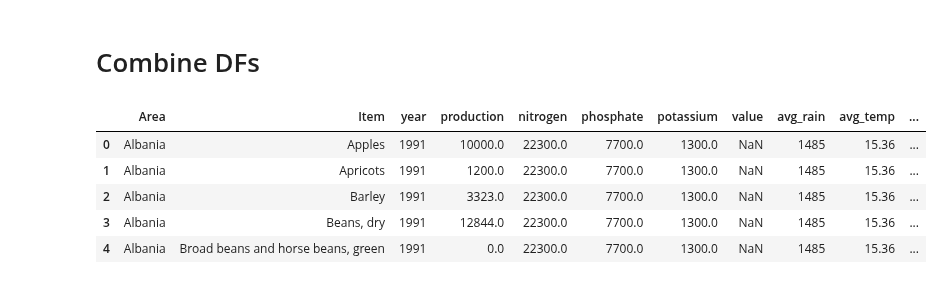
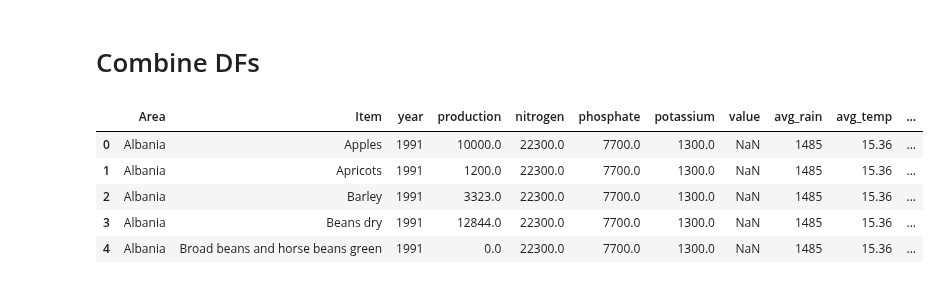
Before and after one commit to hunterblum/CloudFinal-Team1, a Jupyter notebook: Data/LengthenDFs.ipynb, the cells around one changed output. Saved outputs shown, nothing was run; the diff lists cells and outputs as text; code cells hidden in the pictures.

Commit message:
Removed special characters

```diff
--- a/Data/LengthenDFs.ipynb
+++ b/Data/LengthenDFs.ipynb
@@ -157,17 +157,21 @@ temp.head()
 # %%
 merge_df = pd.merge(crops_long, fert_com, how='inner', left_on=['Area', 'year'], right_on=['Area', 'year'])
 merge_df2 = pd.merge(merge_df, prices_long, how='inner', left_on=['Area', 'year', 'Item'], right_on=['Area', 'year', 'Item'])
 merge_df3 = pd.merge(merge_df2, rain, how='inner', left_on=['year', 'Area'], right_on=['year','Area'])
 merge_df4 = pd.merge(merge_df3, temp, how="inner", left_on=['Area', 'year'], right_on=['Area', 'year'])
 
 merge_df4['total_val_usd'] = merge_df4['production']*merge_df4['value']
+
+# Remove Special characters, causing problems
+merge_df4['Item'] = merge_df4['Item'].str.replace('\W', ' ')
+
 merge_df4.head()
 # %% [output]
 |  | Area | Item | year | production | nitrogen | phosphate | potassium | value | avg_rain | avg_temp | ... |
 | 0 | Albania | Apples | 1991 | 10000.0 | 22300.0 | 7700.0 | 1300.0 | NaN | 1485 | 15.36 | ... |
 | 1 | Albania | Apricots | 1991 | 1200.0 | 22300.0 | 7700.0 | 1300.0 | NaN | 1485 | 15.36 | ... |
 | 2 | Albania | Barley | 1991 | 3323.0 | 22300.0 | 7700.0 | 1300.0 | NaN | 1485 | 15.36 | ... |
-| 3 | Albania | Beans, dry | 1991 | 12844.0 | 22300.0 | 7700.0 | 1300.0 | NaN | 1485 | 15.36 | ... |
-| 4 | Albania | Broad beans and horse beans, green | 1991 | 0.0 | 22300.0 | 7700.0 | 1300.0 | NaN | 1485 | 15.36 | ... |
+| 3 | Albania | Beans dry | 1991 | 12844.0 | 22300.0 | 7700.0 | 1300.0 | NaN | 1485 | 15.36 | ... |
+| 4 | Albania | Broad beans and horse beans green | 1991 | 0.0 | 22300.0 | 7700.0 | 1300.0 | NaN | 1485 | 15.36 | ... |
 # %%
 merge_df4.to_csv('C:/Users/HunterBlum/OneDrive/School/SanDiego/Courses/Cloud/CloudFinal-Team1/Data/df_merged.csv', index=False)
```
Also changed, not shown: 1 other file.
